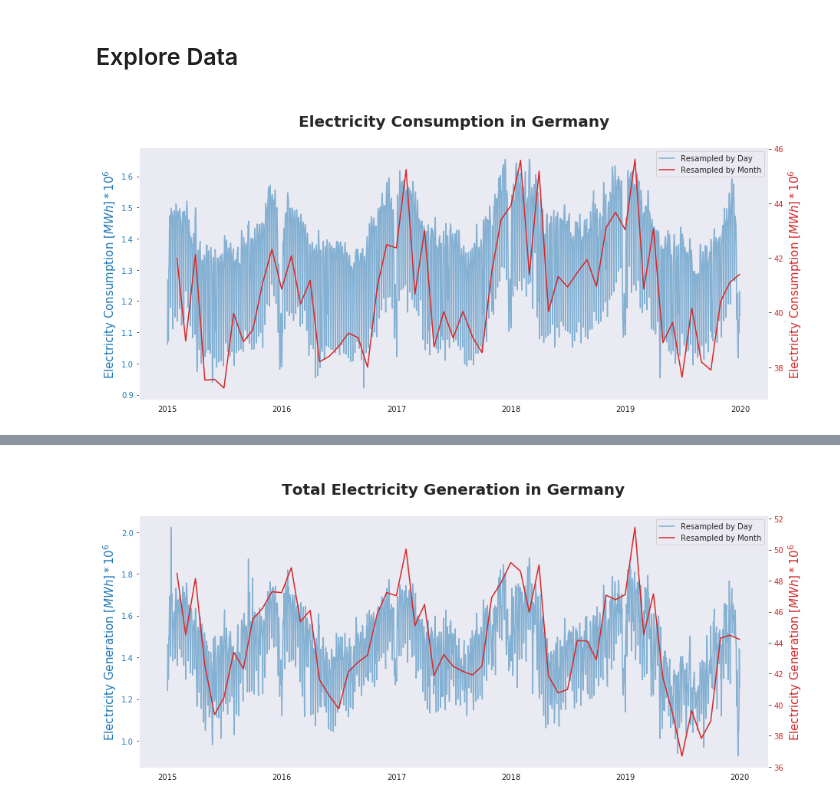
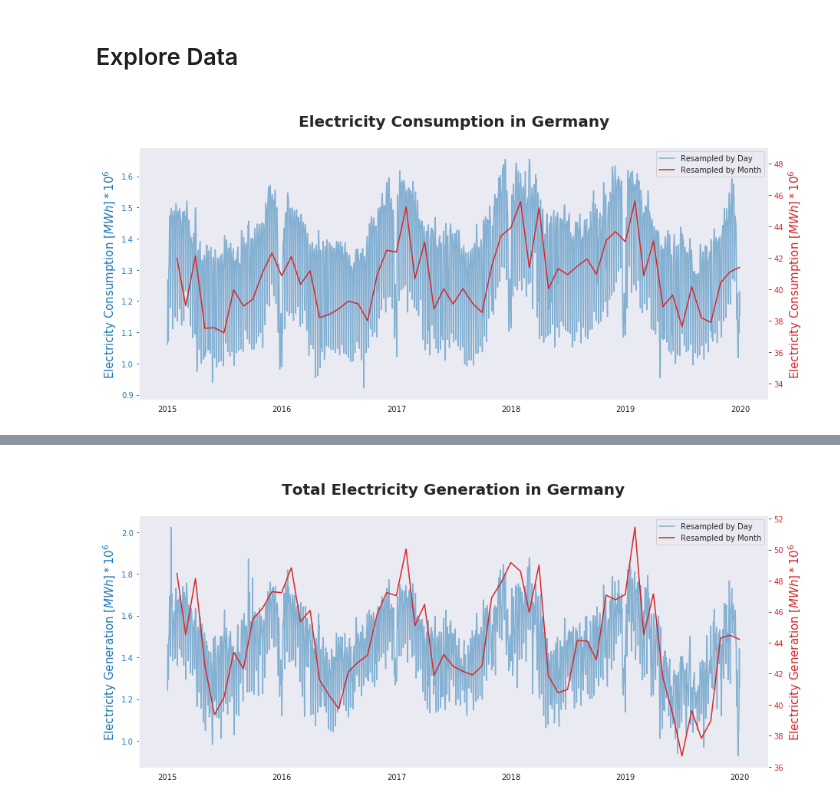
Before and after one commit to siavash-saki/IBM-Advanced-Capstone-Project, a Jupyter notebook: Notebooks/02. EDA.ipynb, the cells around one changed output, grey strips where cells are left out. Drawn from its saved outputs; the diff is of its cells as text; code cells hidden in the pictures.

```diff
--- a/Notebooks/02. EDA.ipynb
+++ b/Notebooks/02. EDA.ipynb
@@ -53,25 +54,26 @@ for df in dfs:
 # %%
 sns.set_style('dark')
 
 fig, ax1 = plt.subplots(figsize=(13,6))
 plt.title('\nElectricity Consumption in Germany\n', fontsize=20 ,fontweight='bold')
 
 color = 'tab:blue'
 ax1.set_ylabel(r'Electricity Consumption $[MWh]*10^6$', color=color, fontsize=15)
 p1= ax1.plot(consumption.resample('D').sum()/(10**6), label='Resampled by Day', color=color, alpha=0.5)
 ax1.tick_params(axis='y', labelcolor=color)
 
 ax2 = ax1.twinx()
 
 color = 'tab:red'
 ax2.set_ylabel(r'Electricity Consumption $[MWh]*10^6$', color=color, fontsize=15)
 p2= ax2.plot(consumption.resample('M').sum()/(10**6), label='Resampled by Month', color=color)
 ax2.tick_params(axis='y', labelcolor=color)
+plt.ylim([33,49])
 
 lines = [p1[0], p2[0]]
 ax1.legend(lines, [l.get_label() for l in lines])
 
 fig.tight_layout()
 plt.show()
 # %% [output]
-[figure, old version]
+[figure, new version]
```
Also changed, not shown: parts of 11 cells of this notebook.
